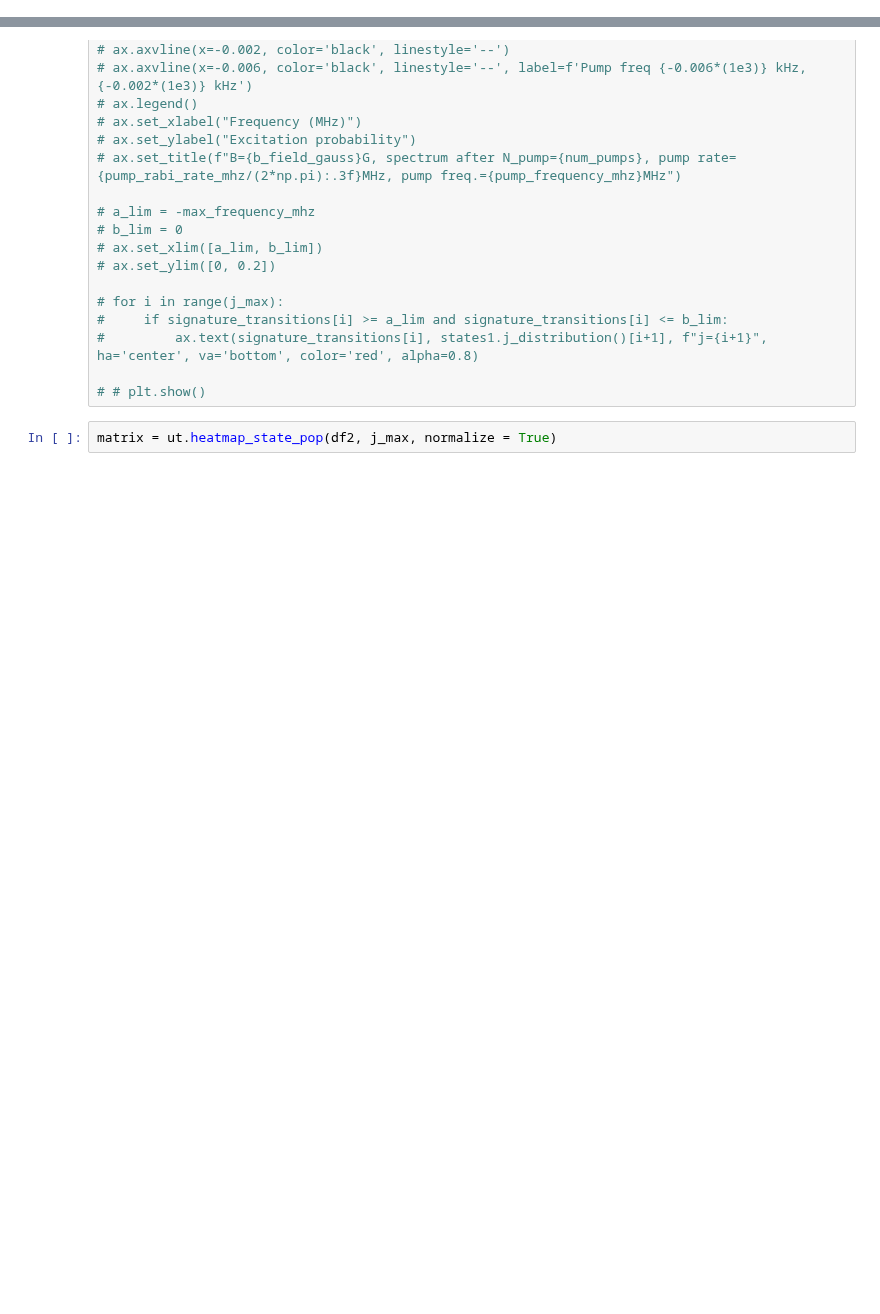
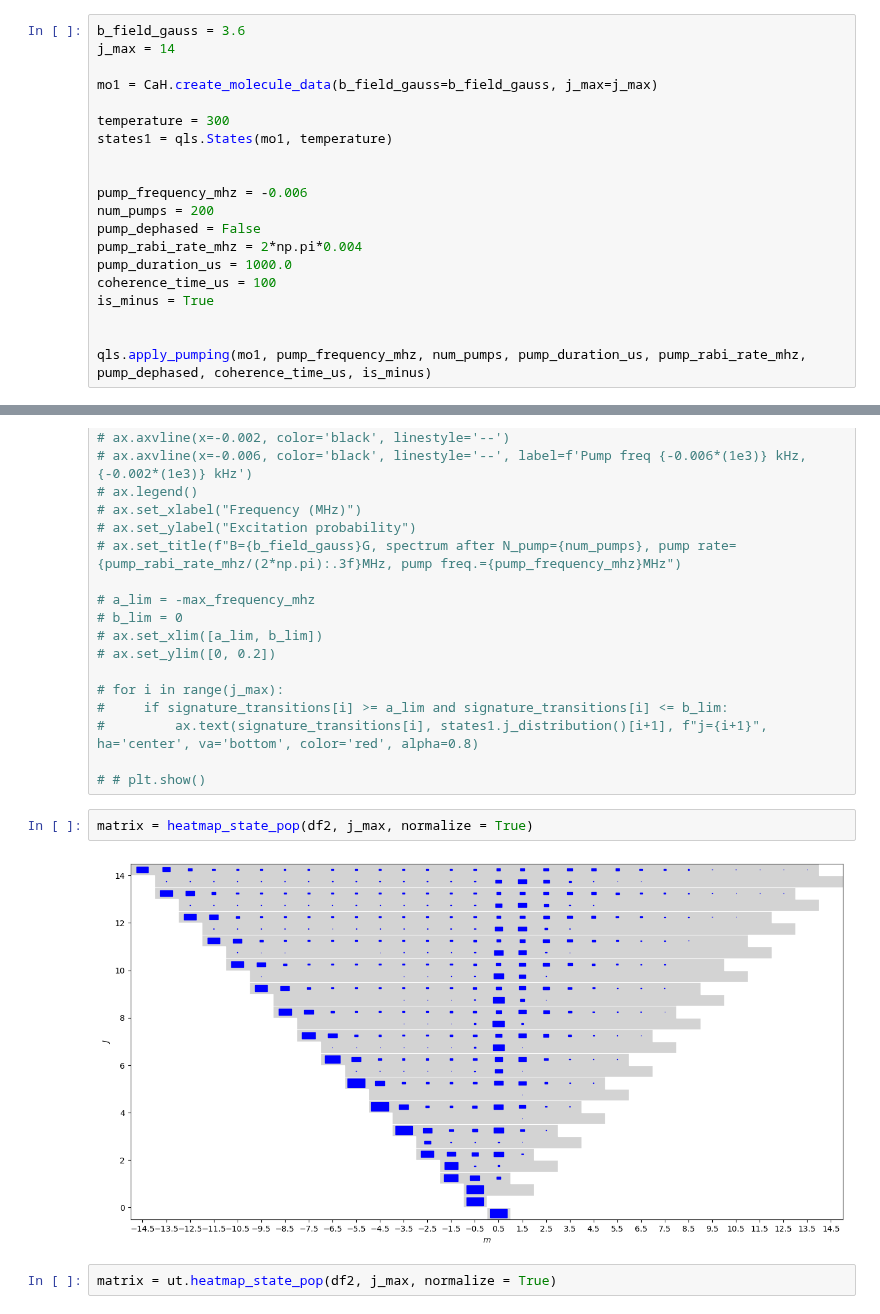
Before and after one commit to sdracia/QIC, a Jupyter notebook: project/scartoffie_prova.ipynb, the cells around one changed output, grey strips where cells are left out. Saved outputs shown, nothing was run; the diff lists cells and outputs as text; blank space fills up the shorter version.

```diff
--- a/project/scartoffie_prova.ipynb
+++ b/project/scartoffie_prova.ipynb
@@ -9,0 +16,20 @@ import utils as ut
+# %%
+b_field_gauss = 3.6
+j_max = 14
+
+mo1 = CaH.create_molecule_data(b_field_gauss=b_field_gauss, j_max=j_max)
+
+temperature = 300
+states1 = qls.States(mo1, temperature)
+
+
+pump_frequency_mhz = -0.006
+num_pumps = 200
+pump_dephased = False
+pump_rabi_rate_mhz = 2*np.pi*0.004
+pump_duration_us = 1000.0
+coherence_time_us = 100
+is_minus = True
+
+
+qls.apply_pumping(mo1, pump_frequency_mhz, num_pumps, pump_duration_us, pump_rabi_rate_mhz, pump_dephased, coherence_time_us, is_minus)
@@ -367,6 +531,10 @@ df3 = mo1.state_df.copy()
 #         ax.text(signature_transitions[i], states1.j_distribution()[i+1], f"j={i+1}", ha='center', va='bottom', color='red', alpha=0.8)
 
 # # plt.show()
+# %%
+matrix = heatmap_state_pop(df2, j_max, normalize = True)
+# %% [output]
+[figure, added]
 # %%
 matrix = ut.heatmap_state_pop(df2, j_max, normalize = True)
 # %% [output]
```
Also changed, not shown: parts of 13 cells of this notebook, 19 other files.
